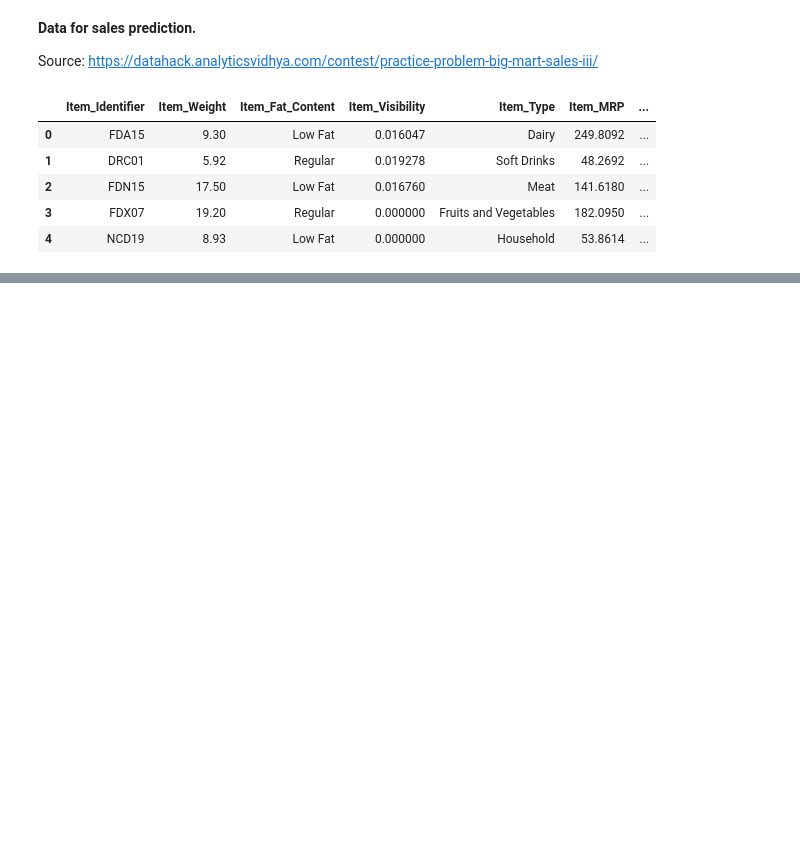
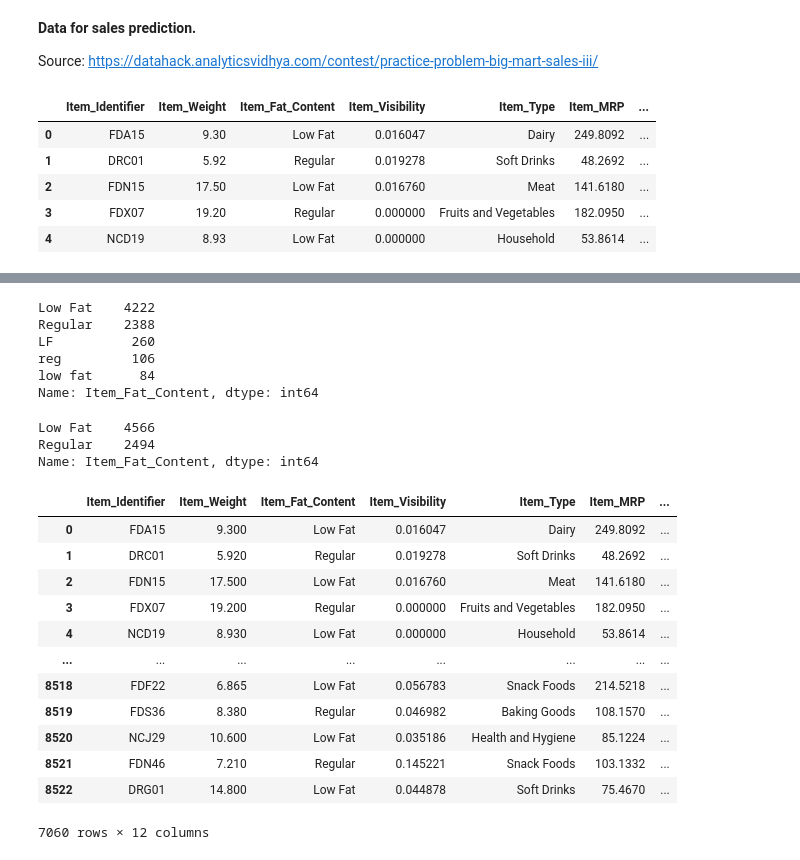
Before and after one commit to edleafvirtual/Project-1.-Big_Mart_Sales_Prediction, a Jupyter notebook: sales_prediction2023.ipynb, the cells around one changed output, grey strips where cells are left out. Drawn from its saved outputs; the diff is of its cells as text; code cells hidden in the pictures; blank space fills up the shorter version.

```diff
--- a/sales_prediction2023.ipynb
+++ b/sales_prediction2023.ipynb
@@ -21,0 +119,6 @@ Eduardo Galindez
+# %%
+# My job is to predict how the sales will be in 2023, so the weight of the product is not a variable that will influence the sales.
+# For that reason, we decided to drop the rows with this issue.
+
+df.dropna(subset = ["Item_Weight"],inplace = True)
+df.isna().sum()
@@ -21,0 +172,4 @@ Eduardo Galindez
+# %%
+# Now that we fill empty values with 'Medium' category.
+df['Outlet_Size'].fillna('Medium', inplace=True)
+df["Outlet_Size"].value_counts()
@@ -21,0 +221,42 @@ Eduardo Galindez
+# %%
+# We identified some issues in 'Item_Fat_Content' column. Lets have a closer look.
+df["Item_Fat_Content"].value_counts()
+# %% [output]
+Low Fat    4222
+Regular    2388
+LF          260
+reg         106
+low fat      84
+Name: Item_Fat_Content, dtype: int64
+# %%
+# In order to fix this inconsistency, we are going to leave only three categories: Low Fat, and Regular.
+repl_low1 = {"LF":"Low Fat"}
+df["Item_Fat_Content"] = df["Item_Fat_Content"].replace(repl_low1)
+
+repl_low2 = {"low fat":"Low Fat"}
+df["Item_Fat_Content"] = df["Item_Fat_Content"].replace(repl_low2)
+
+repl_reg = {"reg":"Regular"}
+df["Item_Fat_Content"] = df["Item_Fat_Content"].replace(repl_reg)
+
+df["Item_Fat_Content"].value_counts()
+# %% [output]
+Low Fat    4566
+Regular    2494
+Name: Item_Fat_Content, dtype: int64
+# %%
+df
+# %% [output]
+|  | Item_Identifier | Item_Weight | Item_Fat_Content | Item_Visibility | Item_Type | Item_MRP | ... |
+| 0 | FDA15 | 9.300 | Low Fat | 0.016047 | Dairy | 249.8092 | ... |
+| 1 | DRC01 | 5.920 | Regular | 0.019278 | Soft Drinks | 48.2692 | ... |
+| 2 | FDN15 | 17.500 | Low Fat | 0.016760 | Meat | 141.6180 | ... |
+| 3 | FDX07 | 19.200 | Regular | 0.000000 | Fruits and Vegetables | 182.0950 | ... |
+| 4 | NCD19 | 8.930 | Low Fat | 0.000000 | Household | 53.8614 | ... |
+| ... | ... | ... | ... | ... | ... | ... | ... |
+| 8518 | FDF22 | 6.865 | Low Fat | 0.056783 | Snack Foods | 214.5218 | ... |
+| 8519 | FDS36 | 8.380 | Regular | 0.046982 | Baking Goods | 108.1570 | ... |
+| 8520 | NCJ29 | 10.600 | Low Fat | 0.035186 | Health and Hygiene | 85.1224 | ... |
+| 8521 | FDN46 | 7.210 | Regular | 0.145221 | Snack Foods | 103.1332 | ... |
+| 8522 | DRG01 | 14.800 | Low Fat | 0.044878 | Soft Drinks | 75.4670 | ... |
+7060 rows × 12 columns
```
Also changed, not shown: parts of 18 cells of this notebook.
